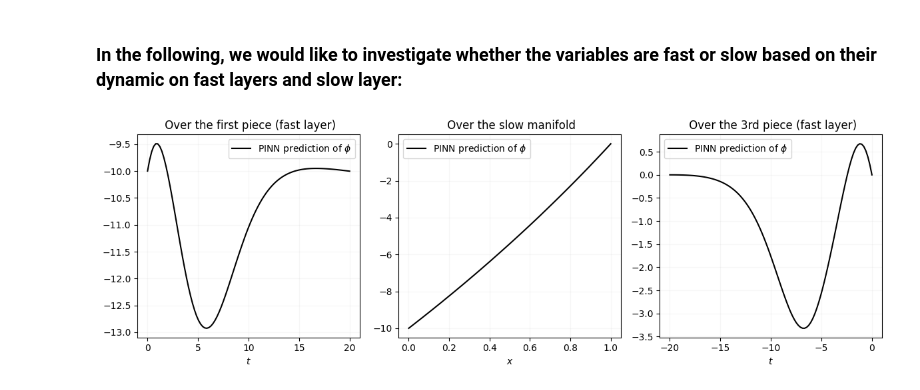
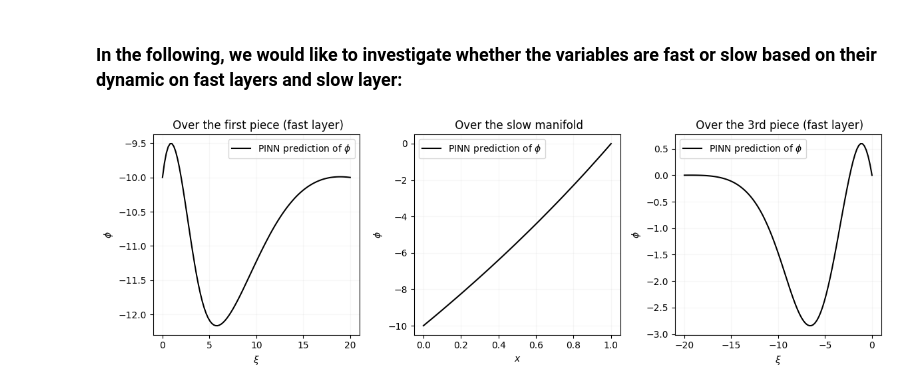
Before and after one commit to Hamid-Mofidi/PINNs_on_Multiple_timescale_dynamics, a Jupyter notebook: PINNs_PNP/PINNs_PNP_8(J_free)V-.ipynb, the cells around one changed output. Cells and saved outputs as stored; diff of their text form; code cells hidden in the pictures.

```diff
--- a/PINNs_PNP/PINNs_PNP_8(J_free)V-.ipynb
+++ b/PINNs_PNP/PINNs_PNP_8(J_free)V-.ipynb
@@ -307,7 +307,7 @@ if __name__=='__main__':
                                  list(model_slow.parameters()) +\
                                  list(model_fast2.parameters()), lr=1e-3)
     loss_values = []
-    epoch_num = 100000
+    epoch_num = 50000
 
     #xf2_end, yf2_end =  np.random.uniform(1, 2) , np.random.uniform(-1, 0) #-1, 2 #
 
@@ -557,32 +552,35 @@ plt.show()
 # %%
 plt.figure(figsize=(12, 4))
 
 plt.subplot(1, 3, 1)
 plt.plot(t, phi_pred_fast, 'k-', label='PINN prediction of $\phi$')
-plt.xlabel('$t$')
+plt.xlabel('$\\xi$')
+plt.ylabel('$\phi$')
 plt.title(' Over the first piece (fast layer)')
 plt.grid(True, alpha=0.1)
 plt.legend()
 
 
 plt.subplot(1, 3, 2)
 plt.plot(tau, phi_pred_slow, 'k-', label='PINN prediction of $\phi$')
 plt.xlabel('$x$')
+plt.ylabel('$\phi$')
 plt.title(' Over the slow manifold')
 plt.grid(True, alpha=0.1)
 plt.legend()
 
 plt.subplot(1, 3, 3)
 plt.plot(t2, phi_pred_fast2 , 'k-', label='PINN prediction of $\phi$')
-plt.xlabel('$t$')
+plt.xlabel('$\\xi$')
+plt.ylabel('$\phi$')
 plt.title(' Over the 3rd piece (fast layer)')
 plt.legend()
 
 plt.grid(True, alpha=0.1)
 plt.tight_layout()
 plt.show()
 # %% [output]
-[figure, old version]
+[figure, new version]
 # %%
 plt.figure(figsize=(12, 4))
 
```
Also changed, not shown: parts of 9 cells of this notebook.
